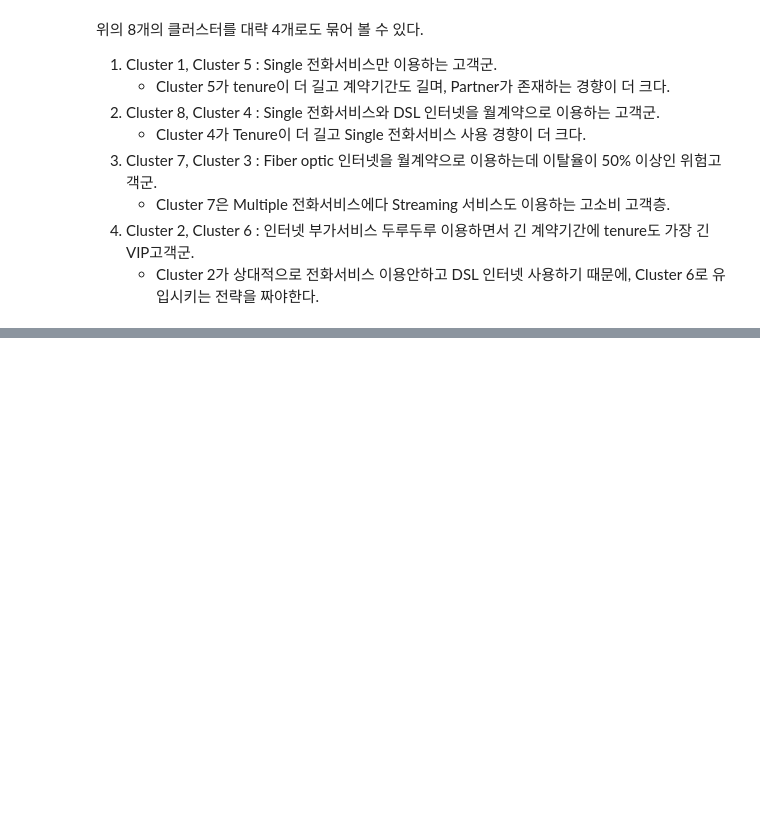
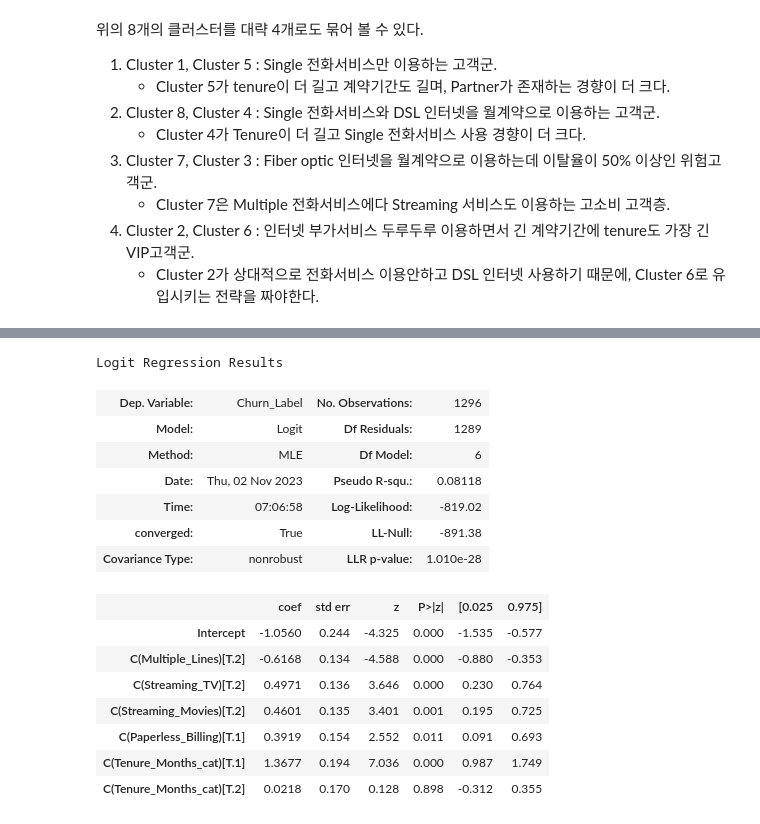
Before and after one commit to jinwu99/Telco-Customer-Churn-Analysis, a Jupyter notebook: Telco_customer_churn_analysis_.ipynb, the cells around one changed output, grey strips where cells are left out. Cells and saved outputs as stored; diff of their text form; code cells hidden in the pictures; blank space fills up the shorter version.

```diff
--- a/Telco_customer_churn_analysis_.ipynb
+++ b/Telco_customer_churn_analysis_.ipynb
@@ -646,0 +733,23 @@ Logit Regression Results
+# %%
+model_formula = "Churn_Label ~ "
+model_formula_list = [model_formula for k in cluster_consider]
+reduced_covariate_list = []
+reduced_covariate_list.append(['Multiple_Lines','Streaming_TV','Streaming_Movies','Paperless_Billing','Tenure_Months_cat'])
+reduced_covariate_list.append(['Paperless_Billing','Tenure_Months_cat'])
+reduced_covariate_list.append(['Senior_Citizen','Dependents','Tech_Support','Paperless_Billing','Tenure_Months_cat'])
+
+for j in range(len(cluster_consider)):
+    for col in df_cat_reg_list[cluster_consider[j]].columns:
+        if col in reduced_covariate_list[j]:
+            model_formula_list[j] += 'C(' + col + ')'
+            if col != 'Tenure_Months_cat':
+                model_formula_list[j] += ' + '
+
+reduced_model_list = []
+for j in range(len(cluster_consider)):
+    reduced_model_list.append(smf.logit(model_formula_list[j], data=df_cat_reg_list[cluster_consider[j]]).fit())
+
+model_bic = [model_list[j].bic for j in range(3)]
+reduced_model_bic = [reduced_model_list[j].bic for j in range(3)]
+print(model_bic)
+print(reduced_model_bic)
@@ -646,0 +768,19 @@ Logit Regression Results
+# %%
+reduced_model_list[0].summary()
+# %% [output]
+Logit Regression Results
+| Dep. Variable: | Churn_Label | No. Observations: | 1296 |
+| Model: | Logit | Df Residuals: | 1289 |
+| Method: | MLE | Df Model: | 6 |
+| Date: | Thu, 02 Nov 2023 | Pseudo R-squ.: | 0.08118 |
+| Time: | 07:06:58 | Log-Likelihood: | -819.02 |
+| converged: | True | LL-Null: | -891.38 |
+| Covariance Type: | nonrobust | LLR p-value: | 1.010e-28 |
+|  | coef | std err | z | P>|z| | [0.025 | 0.975] |
+| Intercept | -1.0560 | 0.244 | -4.325 | 0.000 | -1.535 | -0.577 |
+| C(Multiple_Lines)[T.2] | -0.6168 | 0.134 | -4.588 | 0.000 | -0.880 | -0.353 |
+| C(Streaming_TV)[T.2] | 0.4971 | 0.136 | 3.646 | 0.000 | 0.230 | 0.764 |
+| C(Streaming_Movies)[T.2] | 0.4601 | 0.135 | 3.401 | 0.001 | 0.195 | 0.725 |
+| C(Paperless_Billing)[T.1] | 0.3919 | 0.154 | 2.552 | 0.011 | 0.091 | 0.693 |
+| C(Tenure_Months_cat)[T.1] | 1.3677 | 0.194 | 7.036 | 0.000 | 0.987 | 1.749 |
+| C(Tenure_Months_cat)[T.2] | 0.0218 | 0.170 | 0.128 | 0.898 | -0.312 | 0.355 |
```
Also changed, not shown: parts of 30 cells of this notebook.
